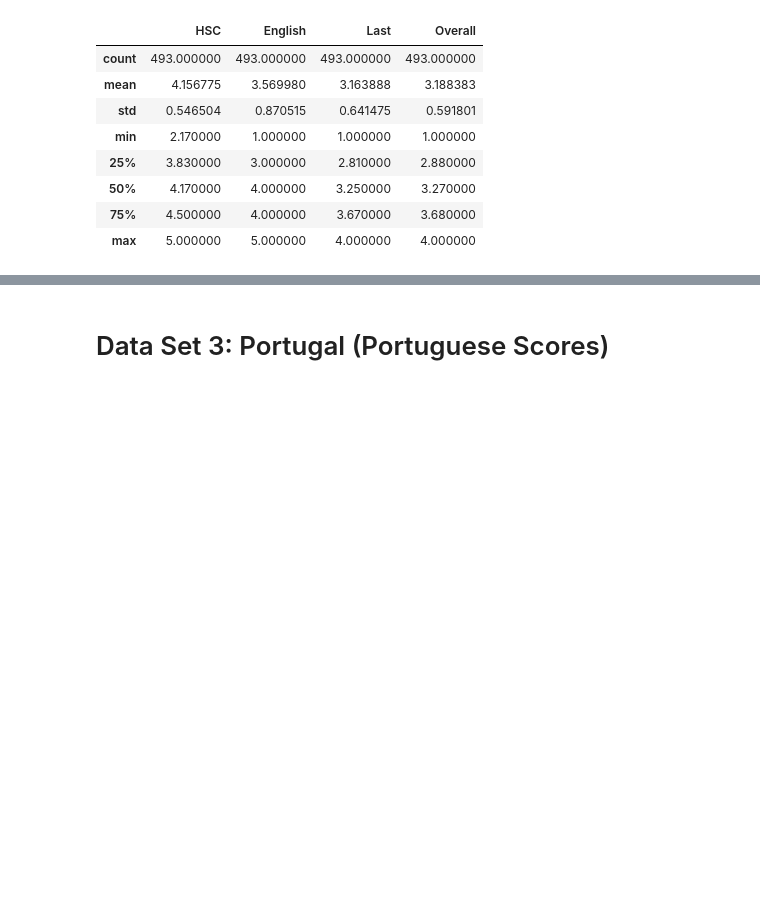
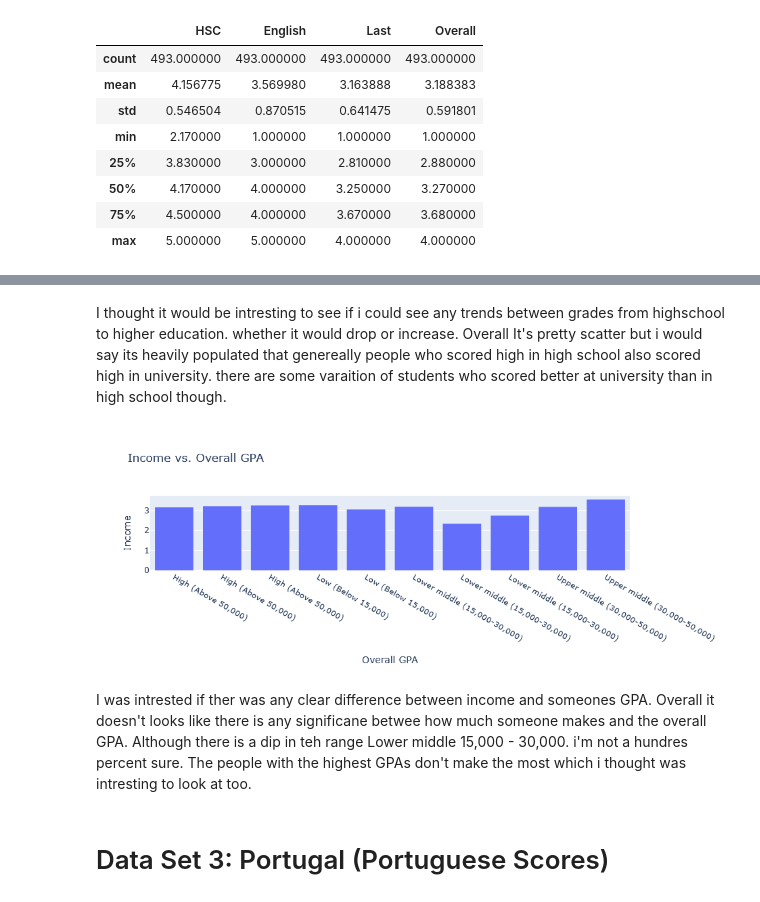
Before and after one commit to jonathan-mca/Data-Science-Group-Student-Life-, a Jupyter notebook: Data101FinalMaster.ipynb, the cells around one changed output, grey strips where cells are left out. Saved outputs shown, nothing was run; the diff lists cells and outputs as text; code cells hidden in the pictures; blank space fills up the shorter version.

```diff
--- a/Data101FinalMaster.ipynb
+++ b/Data101FinalMaster.ipynb
@@ -194,3 +246,21 @@ show(df_copy2.value_counts())
+# %% [markdown]
+I thought it would be intresting to see if i could see any trends between grades from highschool to higher education. whether it would drop or increase. Overall It's pretty scatter but i would say its heavily populated that genereally people who scored high in high school also scored high in university. there are some varaition of students who scored better at university than in high school though.
+# %%
+df2 = df_copy2.groupby('Income')['Overall'].mean().reset_index()
+
+fig = px.histogram(df2,x='Income', y='Overall', title='Income vs. Overall GPA')
+
+fig.update_layout(
+                  xaxis_title="Overall GPA",
+                  yaxis_title="Income"
+                  )
+
+
+fig.show()
+# %% [output]
+[figure, added]
+# %% [markdown]
+I was intrested if ther was any clear difference between income and someones GPA. Overall it doesn't looks like there is any significane betwee how much someone makes and the overall GPA. Although there is a dip in teh range Lower middle 15,000 - 30,000. i'm not a hundres percent sure. The people with the highest GPAs don't make the most which i thought was intresting to look at too.
 # %% [markdown]
 # Data Set 3: Portugal (Portuguese Scores)
 # %% [markdown]
```
Also changed, not shown: parts of 54 cells of this notebook.
